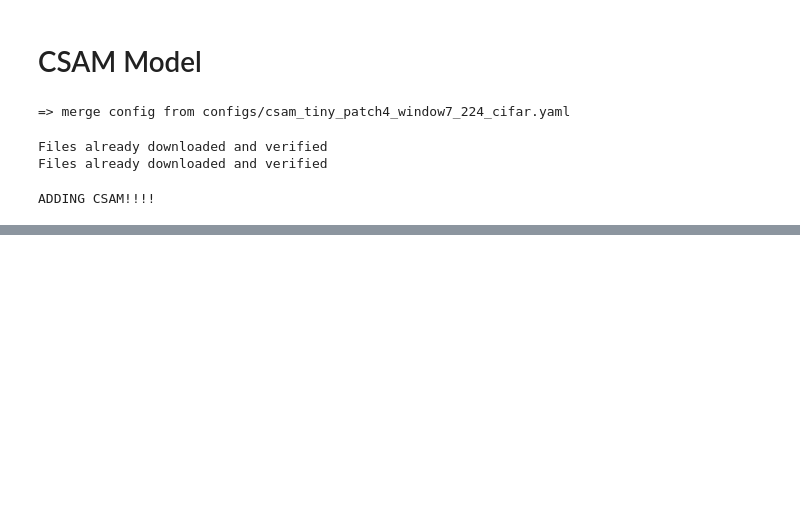
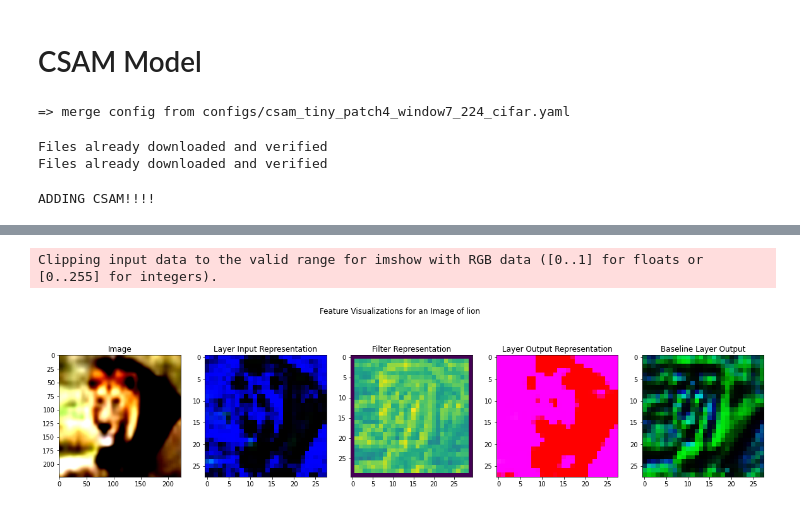
Before and after one commit to gstoica27/Swin-Transformer, a Jupyter notebook: swin_visualizations.ipynb, the cells around one changed output, grey strips where cells are left out. Saved outputs shown, nothing was run; the diff lists cells and outputs as text; code cells hidden in the pictures; blank space fills up the shorter version.

```diff
--- a/swin_visualizations.ipynb
+++ b/swin_visualizations.ipynb
@@ -492,0 +534,21 @@ plt.show()
+# %%
+def plot_layer_features(features, labels, images, index):
+    fig, (ax0, ax1, ax2, ax3, ax4) = plt.subplots(1, 5)
+    fig.set_size_inches(20, 5)
+    fig.suptitle("Feature Visualizations for an Image of {}".format(labels[index]))
+    ax0.imshow(images[index])
+    ax0.set_title("Image")
+    ax1.imshow(sigmoid(features['input_reduced'][index]))
+    ax1.set_title("Layer Input Representation")
+    ax2.imshow(features['filter_values'][index].reshape(30, 30))
+    ax2.set_title("Filter Representation")
+    ax3.imshow(sigmoid(features['output_reduced'][index]))
+    ax3.set_title("Layer Output Representation")
+    ax4.imshow(sigmoid(features['bl_input_reduced'][index]))
+    ax4.set_title("Baseline Layer Output")
+    fig.show()
+# %%
+plot_layer_features(features, label_names, cpu_images, index=117)
+# %% [output]
+Clipping input data to the valid range for imshow with RGB data ([0..1] for floats or [0..255] for integers).
+[figure, added]
```
Also changed, not shown: parts of 90 cells of this notebook, 6 other files.
